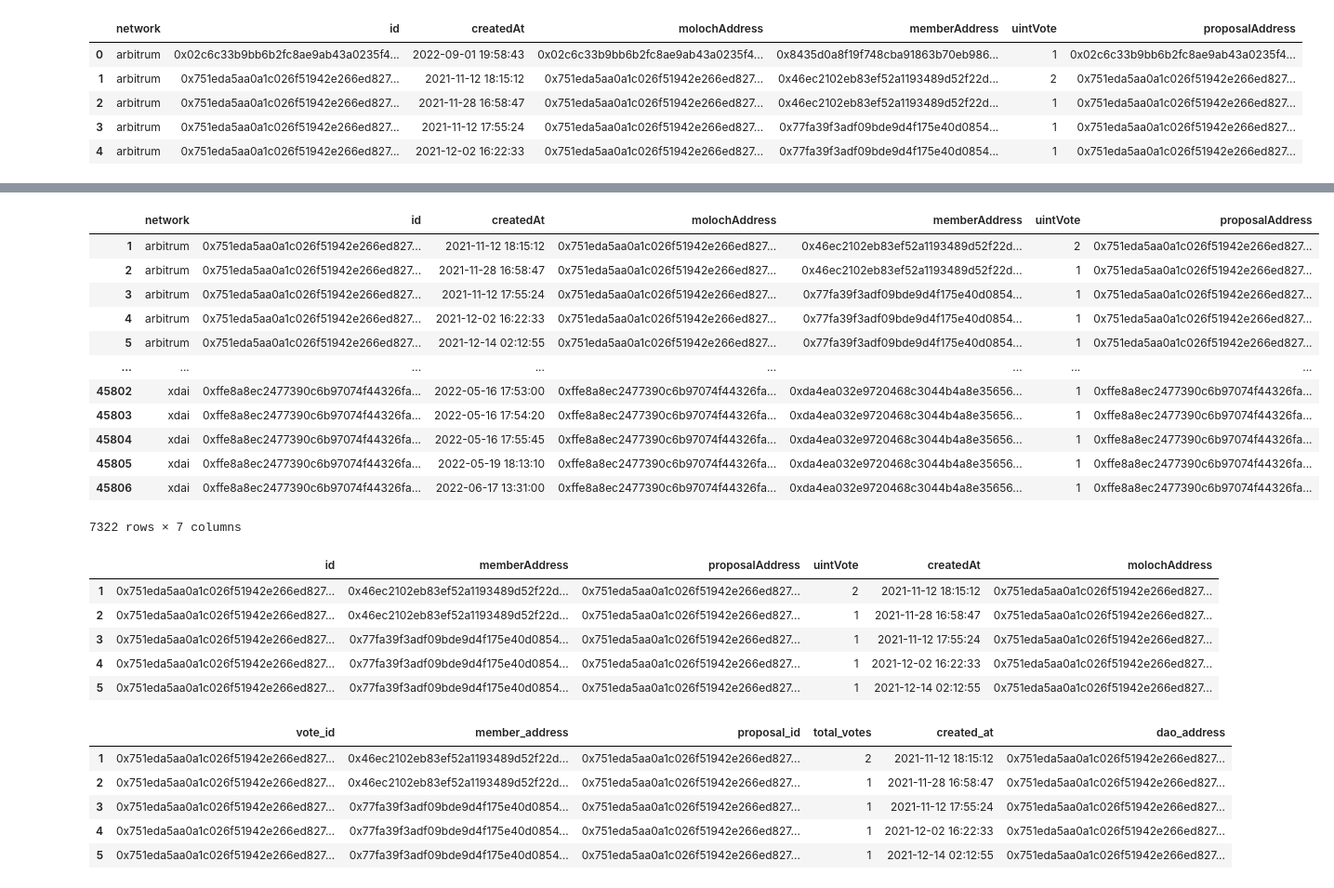
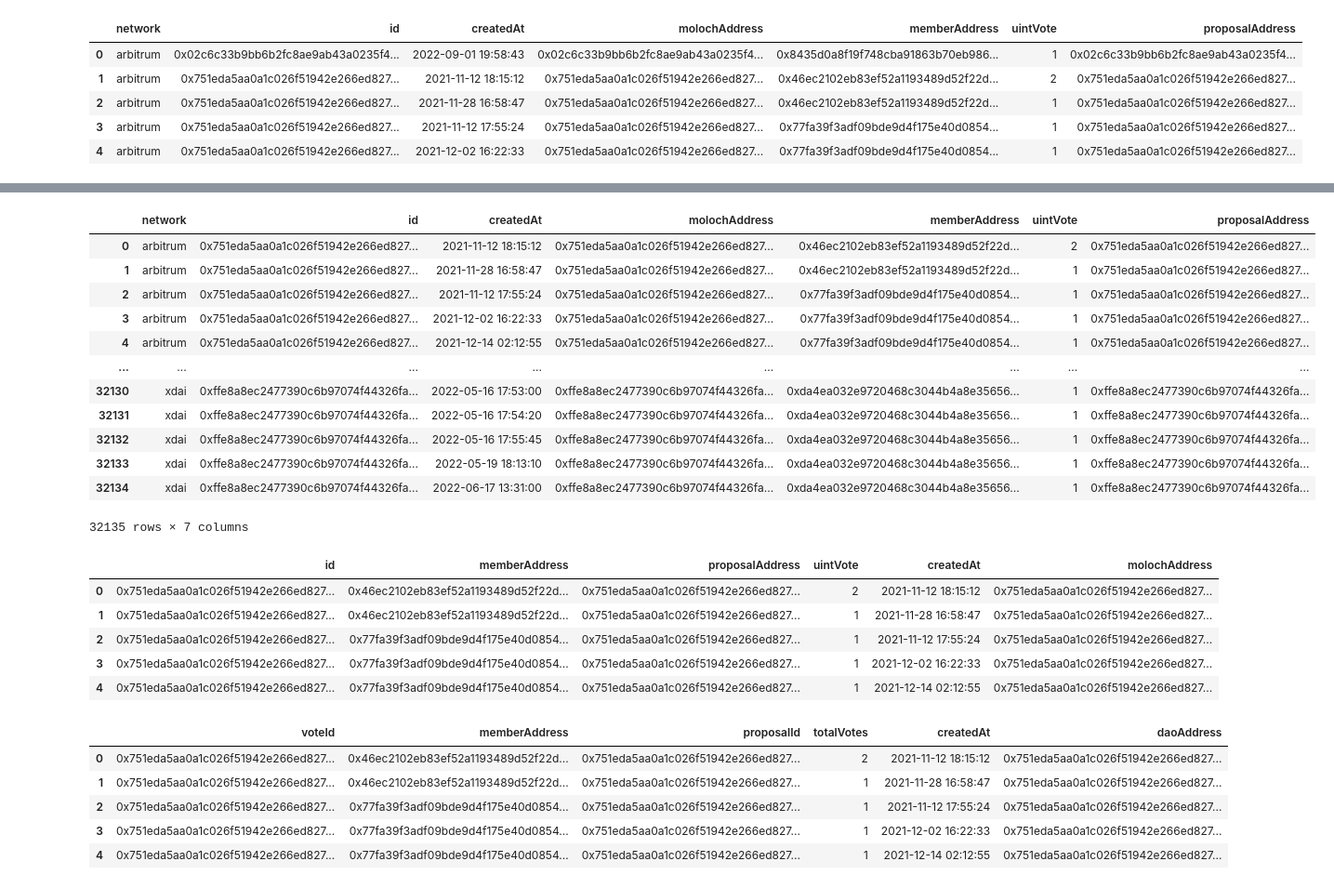
Before and after one commit to Grasia/semantic-web3-dao, a Jupyter notebook: knowledge_graph/KnowledgeGraph-Web3-DAO.ipynb, the cells around one changed output, grey strips where cells are left out. Shown at 93% size. Cells and saved outputs as stored; diff of their text form; code cells hidden in the pictures.

```diff
--- a/knowledge_graph/KnowledgeGraph-Web3-DAO.ipynb
+++ b/knowledge_graph/KnowledgeGraph-Web3-DAO.ipynb
@@ -601,8 +705,8 @@ daohaus_proposals_df.shape
 # %% [markdown]
 ### Voters
 # %%
-daohaus_votes_df = pd.read_feather('datawarehouse/daohaus/votes.arr')
-daohaus_votes_df
+dao_votes_df = pd.read_feather('datawarehouse/daohaus/votes.arr')
+dao_votes_df
 # %% [output]
 |  | network | id | createdAt | molochAddress | memberAddress | uintVote | proposalAddress |
 | 0 | arbitrum | 0x02c6c33b9bb6b2fc8ae9ab43a0235f4... | 1662062323 | 0x02c6c33b9bb6b2fc8ae9ab43a0235f4... | 0x8435d0a8f19f748cba91863b70eb986... | 1 | 0x02c6c33b9bb6b2fc8ae9ab43a0235f4... |
@@ -635,8 +739,8 @@ Data columns (total 7 columns):
 dtypes: int64(1), object(6)
 memory usage: 2.4+ MB
 # %%
-daohaus_votes_df['createdAt'] = pd.to_datetime(daohaus_votes_df['createdAt'], unit='s')
-daohaus_votes_df.head()
+dao_votes_df['createdAt'] = pd.to_datetime(dao_votes_df['createdAt'], unit='s')
+dao_votes_df.head()
 # %% [output]
 |  | network | id | createdAt | molochAddress | memberAddress | uintVote | proposalAddress |
 | 0 | arbitrum | 0x02c6c33b9bb6b2fc8ae9ab43a0235f4... | 2022-09-01 19:58:43 | 0x02c6c33b9bb6b2fc8ae9ab43a0235f4... | 0x8435d0a8f19f748cba91863b70eb986... | 1 | 0x02c6c33b9bb6b2fc8ae9ab43a0235f4... |
@@ -645,8 +749,8 @@ daohaus_votes_df.head()
 | 3 | arbitrum | 0x751eda5aa0a1c026f51942e266ed827... | 2021-11-12 17:55:24 | 0x751eda5aa0a1c026f51942e266ed827... | 0x77fa39f3adf09bde9d4f175e40d0854... | 1 | 0x751eda5aa0a1c026f51942e266ed827... |
 | 4 | arbitrum | 0x751eda5aa0a1c026f51942e266ed827... | 2021-12-02 16:22:33 | 0x751eda5aa0a1c026f51942e266ed827... | 0x77fa39f3adf09bde9d4f175e40d0854... | 1 | 0x751eda5aa0a1c026f51942e266ed827... |
 # %%
-daohaus_votes_df = daohaus_votes_df[daohaus_votes_df.proposalAddress.isin(dao_proposals_df["proposal_id"])]
-daohaus_votes_df
+dao_votes_df = dao_votes_df[dao_votes_df.proposalAddress.isin(dao_proposals_df["proposalId"])]
+dao_votes_df
 # %% [output]
 |  | network | id | createdAt | molochAddress | memberAddress | uintVote | proposalAddress |
 | 1 | arbitrum | 0x751eda5aa0a1c026f51942e266ed827... | 2021-11-12 18:15:12 | 0x751eda5aa0a1c026f51942e266ed827... | 0x46ec2102eb83ef52a1193489d52f22d... | 2 | 0x751eda5aa0a1c026f51942e266ed827... |
@@ -663,0 +768,3 @@ daohaus_votes_df
+# %%
+dao_votes_df.reset_index(inplace = True, drop = True)
+dao_votes_df
@@ -664,43 +785,42 @@ daohaus_votes_df
 # %%
-daohaus_votes_df = daohaus_votes_df[daohaus_votes_df.molochAddress.isin(daos_df["dao_address"])]
-daohaus_votes_df
+dao_votes_df = dao_votes_df[dao_votes_df.molochAddress.isin(dao_proposals_list)]
+dao_votes_df
 # %% [output]
 |  | network | id | createdAt | molochAddress | memberAddress | uintVote | proposalAddress |
-| 1 | arbitrum | 0x751eda5aa0a1c026f51942e266ed827... | 2021-11-12 18:15:12 | 0x751eda5aa0a1c026f51942e266ed827... | 0x46ec2102eb83ef52a1193489d52f22d... | 2 | 0x751eda5aa0a1c026f51942e266ed827... |
-| 2 | arbitrum | 0x751eda5aa0a1c026f51942e266ed827... | 2021-11-28 16:58:47 | 0x751eda5aa0a1c026f51942e266ed827... | 0x46ec2102eb83ef52a1193489d52f22d... | 1 | 0x751eda5aa0a1c026f51942e266ed827... |
-| 3 | arbitrum | 0x751eda5aa0a1c026f51942e266ed827... | 2021-11-12 17:55:24 | 0x751eda5aa0a1c026f51942e266ed827... | 0x77fa39f3adf09bde9d4f175e40d0854... | 1 | 0x751eda5aa0a1c026f51942e266ed827... |
-| 4 | arbitrum | 0x751eda5aa0a1c026f51942e266ed827... | 2021-12-02 16:22:33 | 0x751eda5aa0a1c026f51942e266ed827... | 0x77fa39f3adf09bde9d4f175e40d0854... | 1 | 0x751eda5aa0a1c026f51942e266ed827... |
-| 5 | arbitrum | 0x751eda5aa0a1c026f51942e266ed827... | 2021-12-14 02:12:55 | 0x751eda5aa0a1c026f51942e266ed827... | 0x77fa39f3adf09bde9d4f175e40d0854... | 1 | 0x751eda5aa0a1c026f51942e266ed827... |
+| 0 | arbitrum | 0x751eda5aa0a1c026f51942e266ed827... | 2021-11-12 18:15:12 | 0x751eda5aa0a1c026f51942e266ed827... | 0x46ec2102eb83ef52a1193489d52f22d... | 2 | 0x751eda5aa0a1c026f51942e266ed827... |
+| 1 | arbitrum | 0x751eda5aa0a1c026f51942e266ed827... | 2021-11-28 16:58:47 | 0x751eda5aa0a1c026f51942e266ed827... | 0x46ec2102eb83ef52a1193489d52f22d... | 1 | 0x751eda5aa0a1c026f51942e266ed827... |
+| 2 | arbitrum | 0x751eda5aa0a1c026f51942e266ed827... | 2021-11-12 17:55:24 | 0x751eda5aa0a1c026f51942e266ed827... | 0x77fa39f3adf09bde9d4f175e40d0854... | 1 | 0x751eda5aa0a1c026f51942e266ed827... |
+| 3 | arbitrum | 0x751eda5aa0a1c026f51942e266ed827... | 2021-12-02 16:22:33 | 0x751eda5aa0a1c026f51942e266ed827... | 0x77fa39f3adf09bde9d4f175e40d0854... | 1 | 0x751eda5aa0a1c026f51942e266ed827... |
+| 4 | arbitrum | 0x751eda5aa0a1c026f51942e266ed827... | 2021-12-14 02:12:55 | 0x751eda5aa0a1c026f51942e266ed827... | 0x77fa39f3adf09bde9d4f175e40d0854... | 1 | 0x751eda5aa0a1c026f51942e266ed827... |
 | ... | ... | ... | ... | ... | ... | ... | ... |
-| 45802 | xdai | 0xffe8a8ec2477390c6b97074f44326fa... | 2022-05-16 17:53:00 | 0xffe8a8ec2477390c6b97074f44326fa... | 0xda4ea032e9720468c3044b4a8e35656... | 1 | 0xffe8a8ec2477390c6b97074f44326fa... |
-| 45803 | xdai | 0xffe8a8ec2477390c6b97074f44326fa... | 2022-05-16 17:54:20 | 0xffe8a8ec2477390c6b97074f44326fa... | 0xda4ea032e9720468c3044b4a8e35656... | 1 | 0xffe8a8ec2477390c6b97074f44326fa... |
-| 45804 | xdai | 0xffe8a8ec2477390c6b97074f44326fa... | 2022-05-16 17:55:45 | 0xffe8a8ec2477390c6b97074f44326fa... | 0xda4ea032e9720468c3044b4a8e35656... | 1 | 0xffe8a8ec2477390c6b97074f44326fa... |
-| 45805 | xdai | 0xffe8a8ec2477390c6b97074f44326fa... | 2022-05-19 18:13:10 | 0xffe8a8ec2477390c6b97074f44326fa... | 0xda4ea032e9720468c3044b4a8e35656... | 1 | 0xffe8a8ec2477390c6b97074f44326fa... |
-| 45806 | xdai | 0xffe8a8ec2477390c6b97074f44326fa... | 2022-06-17 13:31:00 | 0xffe8a8ec2477390c6b97074f44326fa... | 0xda4ea032e9720468c3044b4a8e35656... | 1 | 0xffe8a8ec2477390c6b97074f44326fa... |
+| 32130 | xdai | 0xffe8a8ec2477390c6b97074f44326fa... | 2022-05-16 17:53:00 | 0xffe8a8ec2477390c6b97074f44326fa... | 0xda4ea032e9720468c3044b4a8e35656... | 1 | 0xffe8a8ec2477390c6b97074f44326fa... |
+| 32131 | xdai | 0xffe8a8ec2477390c6b97074f44326fa... | 2022-05-16 17:54:20 | 0xffe8a8ec2477390c6b97074f44326fa... | 0xda4ea032e9720468c3044b4a8e35656... | 1 | 0xffe8a8ec2477390c6b97074f44326fa... |
+| 32132 | xdai | 0xffe8a8ec2477390c6b97074f44326fa... | 2022-05-16 17:55:45 | 0xffe8a8ec2477390c6b97074f44326fa... | 0xda4ea032e9720468c3044b4a8e35656... | 1 | 0xffe8a8ec2477390c6b97074f44326fa... |
+| 32133 | xdai | 0xffe8a8ec2477390c6b97074f44326fa... | 2022-05-19 18:13:10 | 0xffe8a8ec2477390c6b97074f44326fa... | 0xda4ea032e9720468c3044b4a8e35656... | 1 | 0xffe8a8ec2477390c6b97074f44326fa... |
+| 32134 | xdai | 0xffe8a8ec2477390c6b97074f44326fa... | 2022-06-17 13:31:00 | 0xffe8a8ec2477390c6b97074f44326fa... | 0xda4ea032e9720468c3044b4a8e35656... | 1 | 0xffe8a8ec2477390c6b97074f44326fa... |
-7322 rows × 7 columns
+32135 rows × 7 columns
 # %%
-dao_votes_df = daohaus_votes_df[["id", "memberAddress", "proposalAddress", "uintVote", "createdAt",
+dao_votes_df = dao_votes_df[["id", "memberAddress", "proposalAddress", "uintVote", "createdAt",
                                      "molochAddress"]]
 dao_votes_df.head()
 # %% [output]
 |  | id | memberAddress | proposalAddress | uintVote | createdAt | molochAddress |
-| 1 | 0x751eda5aa0a1c026f51942e266ed827... | 0x46ec2102eb83ef52a1193489d52f22d... | 0x751eda5aa0a1c026f51942e266ed827... | 2 | 2021-11-12 18:15:12 | 0x751eda5aa0a1c026f51942e266ed827... |
-| 2 | 0x751eda5aa0a1c026f51942e266ed827... | 0x46ec2102eb83ef52a1193489d52f22d... | 0x751eda5aa0a1c026f51942e266ed827... | 1 | 2021-11-28 16:58:47 | 0x751eda5aa0a1c026f51942e266ed827... |
-| 3 | 0x751eda5aa0a1c026f51942e266ed827... | 0x77fa39f3adf09bde9d4f175e40d0854... | 0x751eda5aa0a1c026f51942e266ed827... | 1 | 2021-11-12 17:55:24 | 0x751eda5aa0a1c026f51942e266ed827... |
-| 4 | 0x751eda5aa0a1c026f51942e266ed827... | 0x77fa39f3adf09bde9d4f175e40d0854... | 0x751eda5aa0a1c026f51942e266ed827... | 1 | 2021-12-02 16:22:33 | 0x751eda5aa0a1c026f51942e266ed827... |
-| 5 | 0x751eda5aa0a1c026f51942e266ed827... | 0x77fa39f3adf09bde9d4f175e40d0854... | 0x751eda5aa0a1c026f51942e266ed827... | 1 | 2021-12-14 02:12:55 | 0x751eda5aa0a1c026f51942e266ed827... |
+| 0 | 0x751eda5aa0a1c026f51942e266ed827... | 0x46ec2102eb83ef52a1193489d52f22d... | 0x751eda5aa0a1c026f51942e266ed827... | 2 | 2021-11-12 18:15:12 | 0x751eda5aa0a1c026f51942e266ed827... |
+| 1 | 0x751eda5aa0a1c026f51942e266ed827... | 0x46ec2102eb83ef52a1193489d52f22d... | 0x751eda5aa0a1c026f51942e266ed827... | 1 | 2021-11-28 16:58:47 | 0x751eda5aa0a1c026f51942e266ed827... |
+| 2 | 0x751eda5aa0a1c026f51942e266ed827... | 0x77fa39f3adf09bde9d4f175e40d0854... | 0x751eda5aa0a1c026f51942e266ed827... | 1 | 2021-11-12 17:55:24 | 0x751eda5aa0a1c026f51942e266ed827... |
+| 3 | 0x751eda5aa0a1c026f51942e266ed827... | 0x77fa39f3adf09bde9d4f175e40d0854... | 0x751eda5aa0a1c026f51942e266ed827... | 1 | 2021-12-02 16:22:33 | 0x751eda5aa0a1c026f51942e266ed827... |
+| 4 | 0x751eda5aa0a1c026f51942e266ed827... | 0x77fa39f3adf09bde9d4f175e40d0854... | 0x751eda5aa0a1c026f51942e266ed827... | 1 | 2021-12-14 02:12:55 | 0x751eda5aa0a1c026f51942e266ed827... |
 # %%
-dao_votes_df.rename(columns = {'id':'vote_id', 'molochAddress':'dao_address',
-                                   'uintVote':'total_votes', 'proposalAddress':'proposal_id',
-                                   'createdAt':'created_at', 'memberAddress':'member_address'}, inplace = True)
+dao_votes_df.rename(columns = {'id':'voteId', 'molochAddress':'daoAddress',
+                                   'uintVote':'totalVotes', 'proposalAddress':'proposalId'}, inplace = True)
 dao_votes_df.head()
 # %% [output]
-|  | vote_id | member_address | proposal_id | total_votes | created_at | dao_address |
-| 1 | 0x751eda5aa0a1c026f51942e266ed827... | 0x46ec2102eb83ef52a1193489d52f22d... | 0x751eda5aa0a1c026f51942e266ed827... | 2 | 2021-11-12 18:15:12 | 0x751eda5aa0a1c026f51942e266ed827... |
-| 2 | 0x751eda5aa0a1c026f51942e266ed827... | 0x46ec2102eb83ef52a1193489d52f22d... | 0x751eda5aa0a1c026f51942e266ed827... | 1 | 2021-11-28 16:58:47 | 0x751eda5aa0a1c026f51942e266ed827... |
-| 3 | 0x751eda5aa0a1c026f51942e266ed827... | 0x77fa39f3adf09bde9d4f175e40d0854... | 0x751eda5aa0a1c026f51942e266ed827... | 1 | 2021-11-12 17:55:24 | 0x751eda5aa0a1c026f51942e266ed827... |
-| 4 | 0x751eda5aa0a1c026f51942e266ed827... | 0x77fa39f3adf09bde9d4f175e40d0854... | 0x751eda5aa0a1c026f51942e266ed827... | 1 | 2021-12-02 16:22:33 | 0x751eda5aa0a1c026f51942e266ed827... |
-| 5 | 0x751eda5aa0a1c026f51942e266ed827... | 0x77fa39f3adf09bde9d4f175e40d0854... | 0x751eda5aa0a1c026f51942e266ed827... | 1 | 2021-12-14 02:12:55 | 0x751eda5aa0a1c026f51942e266ed827... |
+|  | voteId | memberAddress | proposalId | totalVotes | createdAt | daoAddress |
+| 0 | 0x751eda5aa0a1c026f51942e266ed827... | 0x46ec2102eb83ef52a1193489d52f22d... | 0x751eda5aa0a1c026f51942e266ed827... | 2 | 2021-11-12 18:15:12 | 0x751eda5aa0a1c026f51942e266ed827... |
+| 1 | 0x751eda5aa0a1c026f51942e266ed827... | 0x46ec2102eb83ef52a1193489d52f22d... | 0x751eda5aa0a1c026f51942e266ed827... | 1 | 2021-11-28 16:58:47 | 0x751eda5aa0a1c026f51942e266ed827... |
+| 2 | 0x751eda5aa0a1c026f51942e266ed827... | 0x77fa39f3adf09bde9d4f175e40d0854... | 0x751eda5aa0a1c026f51942e266ed827... | 1 | 2021-11-12 17:55:24 | 0x751eda5aa0a1c026f51942e266ed827... |
+| 3 | 0x751eda5aa0a1c026f51942e266ed827... | 0x77fa39f3adf09bde9d4f175e40d0854... | 0x751eda5aa0a1c026f51942e266ed827... | 1 | 2021-12-02 16:22:33 | 0x751eda5aa0a1c026f51942e266ed827... |
+| 4 | 0x751eda5aa0a1c026f51942e266ed827... | 0x77fa39f3adf09bde9d4f175e40d0854... | 0x751eda5aa0a1c026f51942e266ed827... | 1 | 2021-12-14 02:12:55 | 0x751eda5aa0a1c026f51942e266ed827... |
 # %%
 dao_votes_df.reset_index(inplace = True, drop = True)
 dao_votes_df
```
Also changed, not shown: parts of 67 cells of this notebook, 2 other files.
